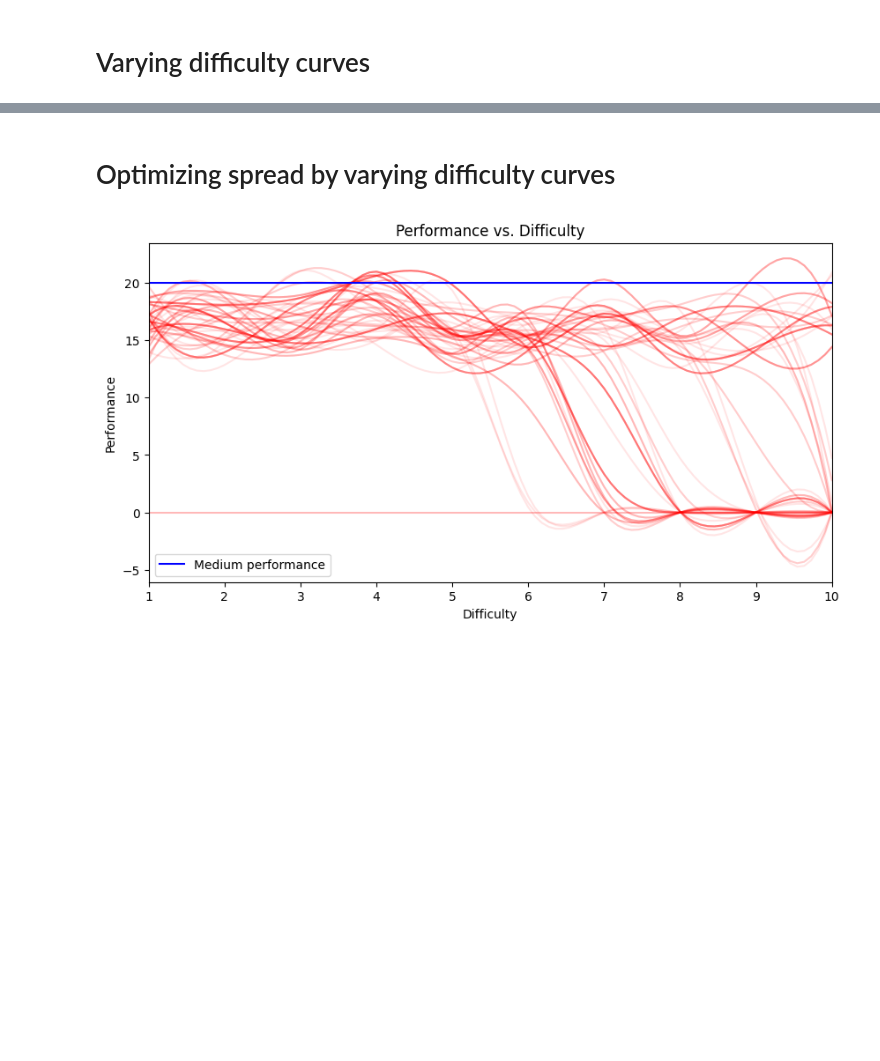
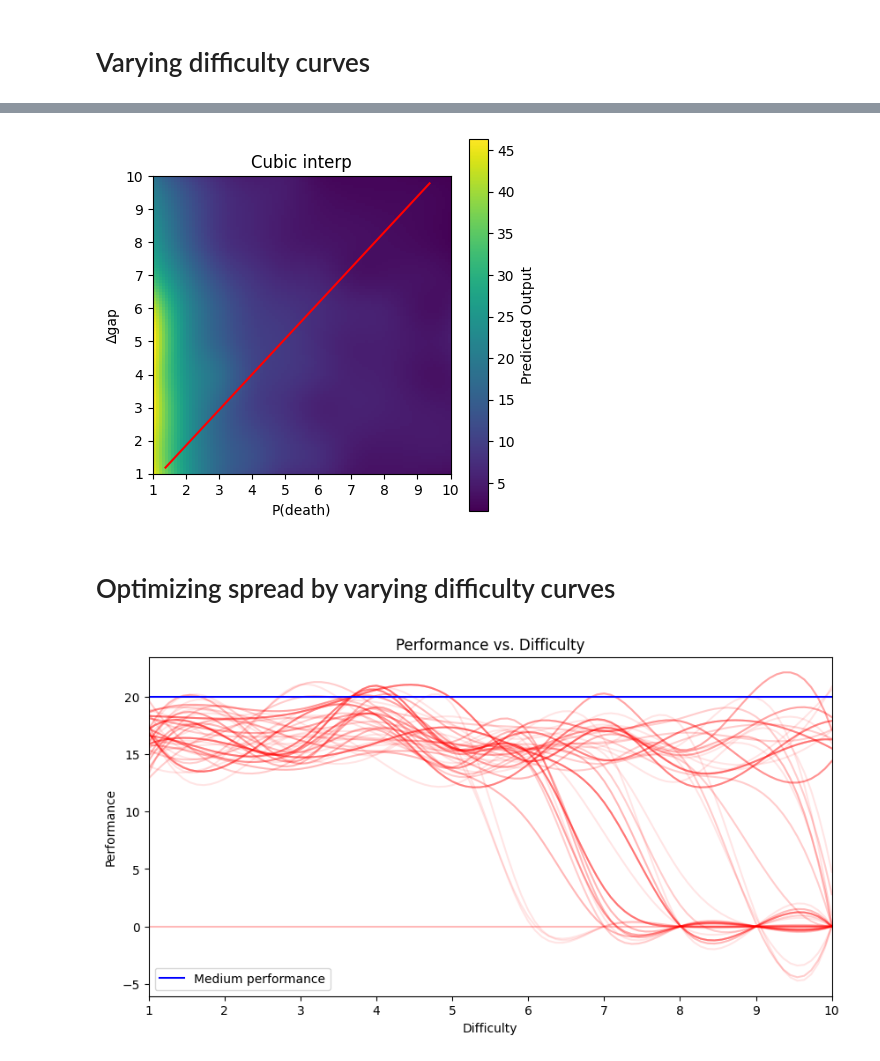
Before and after one commit to JasonMerit/Bachelors_DDA, a Jupyter notebook: interpolate_scipy.ipynb, the cells around one changed output, grey strips where cells are left out. Saved outputs shown, nothing was run; the diff lists cells and outputs as text; code cells hidden in the pictures; blank space fills up the shorter version.

```diff
--- a/interpolate_scipy.ipynb
+++ b/interpolate_scipy.ipynb
@@ -460,3 +476,30 @@ subplot_line(new_line)
+# %%
+from model_config import checkpoint_folder, all_players
+from scipy.interpolate import interpn
+import matplotlib.pyplot as plt
+datas = [np.load(f"{p}_means.npy") for p in all_players]
+# %%
+index = -1
+data = datas[index]
+Z = interpolate(data)
+Zs = np.array([interpolate(d) for d in datas])
+Z = Zs.mean(axis=0)
+
+plt.matshow(Z, extent=(1, 10, 1, 10), origin='lower')
+plt.colorbar(label='Predicted Output')
+
+# Draw line
+plt.plot(line[:, 1], line[:, 0], color='r')  # Flip x and y for some reason
+
+plt.gca().xaxis.set_ticks_position('bottom')
+plt.xticks(range(1, 11))
+plt.yticks(range(1, 11))
+plt.xlabel("P(death)")
+plt.ylabel("\u0394gap")
+plt.title('Cubic interp')
+plt.show()
+# %% [output]
+[figure, added]
 # %% [markdown]
 # Optimizing spread by varying difficulty curves
 # %%
```
Also changed, not shown: parts of 15 cells of this notebook, 4 other files.
